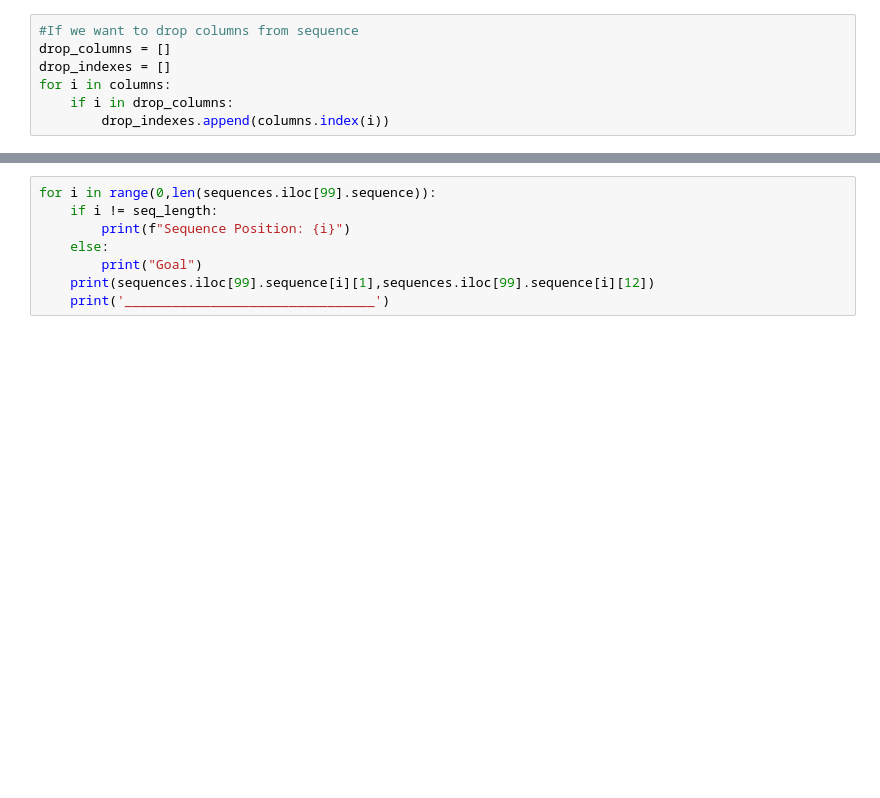
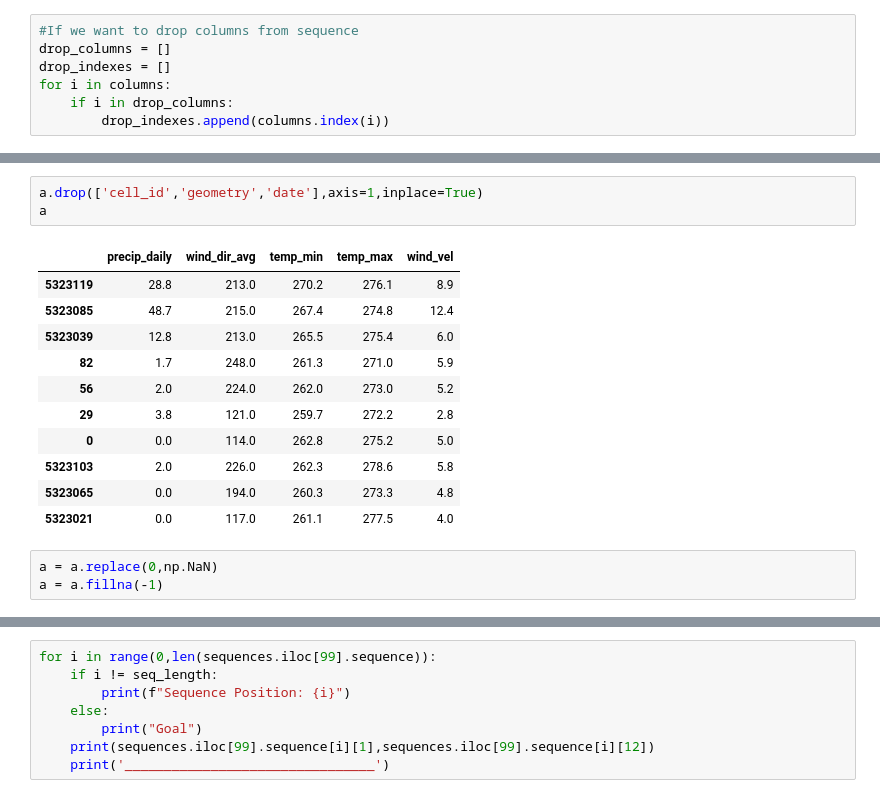
Before and after one commit to Seiris21/ucb2022.snowcast, a Jupyter notebook: notebooks/data_ingestion/LSTM-sequence-generation.ipynb, the cells around one changed output, grey strips where cells are left out. Drawn from its saved outputs; the diff is of its cells as text; blank space fills up the shorter version.

```diff
--- a/notebooks/data_ingestion/LSTM-sequence-generation.ipynb
+++ b/notebooks/data_ingestion/LSTM-sequence-generation.ipynb
@@ -161,0 +219,18 @@ sequences[sequences['start_date'].dt.year == 2019]
+# %%
+a.drop(['cell_id','geometry','date'],axis=1,inplace=True)
+a
+# %% [output]
+|  | precip_daily | wind_dir_avg | temp_min | temp_max | wind_vel |
+| 5323119 | 28.8 | 213.0 | 270.2 | 276.1 | 8.9 |
+| 5323085 | 48.7 | 215.0 | 267.4 | 274.8 | 12.4 |
+| 5323039 | 12.8 | 213.0 | 265.5 | 275.4 | 6.0 |
+| 82 | 1.7 | 248.0 | 261.3 | 271.0 | 5.9 |
+| 56 | 2.0 | 224.0 | 262.0 | 273.0 | 5.2 |
+| 29 | 3.8 | 121.0 | 259.7 | 272.2 | 2.8 |
+| 0 | 0.0 | 114.0 | 262.8 | 275.2 | 5.0 |
+| 5323103 | 2.0 | 226.0 | 262.3 | 278.6 | 5.8 |
+| 5323065 | 0.0 | 194.0 | 260.3 | 273.3 | 4.8 |
+| 5323021 | 0.0 | 117.0 | 261.1 | 277.5 | 4.0 |
+# %%
+a = a.replace(0,np.NaN)
+a = a.fillna(-1)
```
Also changed, not shown: parts of 30 cells of this notebook.
